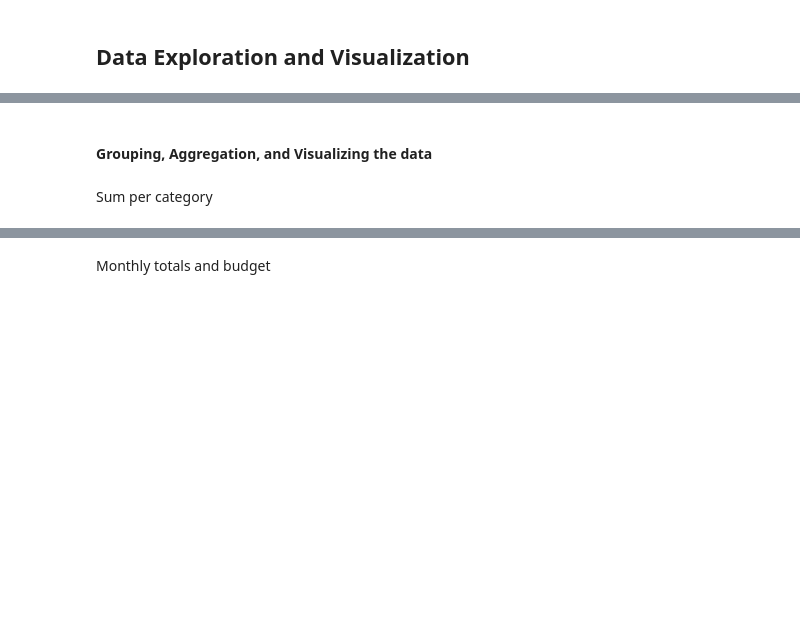
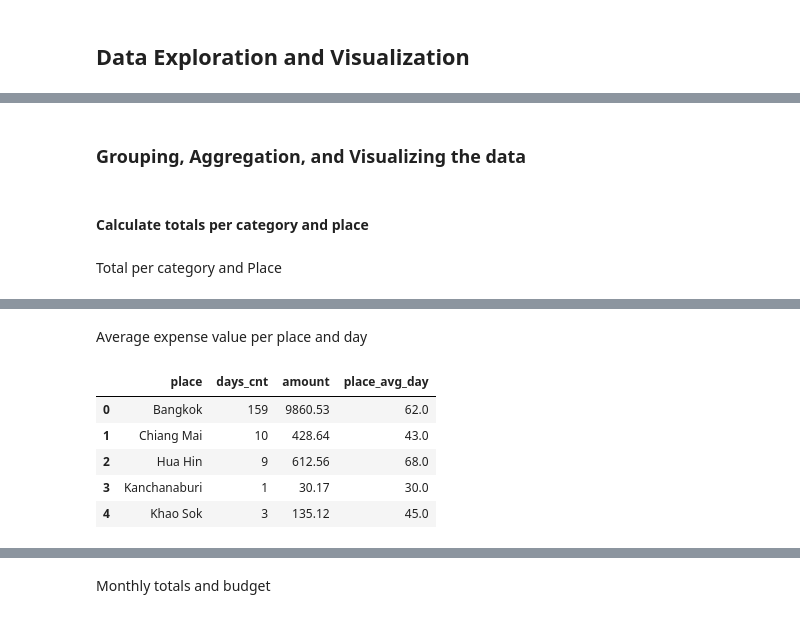
Before and after one commit to neaderr/Personal-Expenses-Analysis, a Jupyter notebook: exploration_visualization.ipynb, the cells around one changed output, grey strips where cells are left out. Drawn from its saved outputs; the diff is of its cells as text; code cells hidden in the pictures; blank space fills up the shorter version.

```diff
--- a/exploration_visualization.ipynb
+++ b/exploration_visualization.ipynb
@@ -51,5 +42,7 @@ alt.Chart(df_no_outl).mark_boxplot(size=50, extent=0.5, outliers={'size': 5}).en
 # %% [markdown]
-#### **Grouping, Aggregation, and Visualizing the data**
+### **Grouping, Aggregation, and Visualizing the data**
+# %% [markdown]
+#### **Calculate totals per category and place**
 # %% [markdown]
-Sum per category
+Total per category and Place
 # %%
@@ -61,2 +61,23 @@ alt.Chart(df).mark_bar(cornerRadius=1, size=20).encode(
 # %% [output]
 [interactive output not drawn]
+# %% [markdown]
+Average expense value per place and day
+# %%
+# aggregate and group
+df['date'].dt.date.groupby([df.place]).nunique()
+place_count_days = df.groupby(['place'])['date'].apply(
+    lambda x: x.dt.date.nunique()).reset_index()
+sum_place = df.groupby('place')['amount'].sum().reset_index()
+place_sum = pd.merge(place_count_days, sum_place, on='place')
+place_sum.rename(columns={'date': 'days_cnt'}, inplace=True)
+place_sum['place_avg_day'] = (
+    round(place_sum['amount'] / place_sum['days_cnt']))
+# %%
+place_sum.head()
+# %% [output]
+|  | place | days_cnt | amount | place_avg_day |
+| 0 | Bangkok | 159 | 9860.53 | 62.0 |
+| 1 | Chiang Mai | 10 | 428.64 | 43.0 |
+| 2 | Hua Hin | 9 | 612.56 | 68.0 |
+| 3 | Kanchanaburi | 1 | 30.17 | 30.0 |
+| 4 | Khao Sok | 3 | 135.12 | 45.0 |
```
Also changed, not shown: parts of 14 cells of this notebook.
